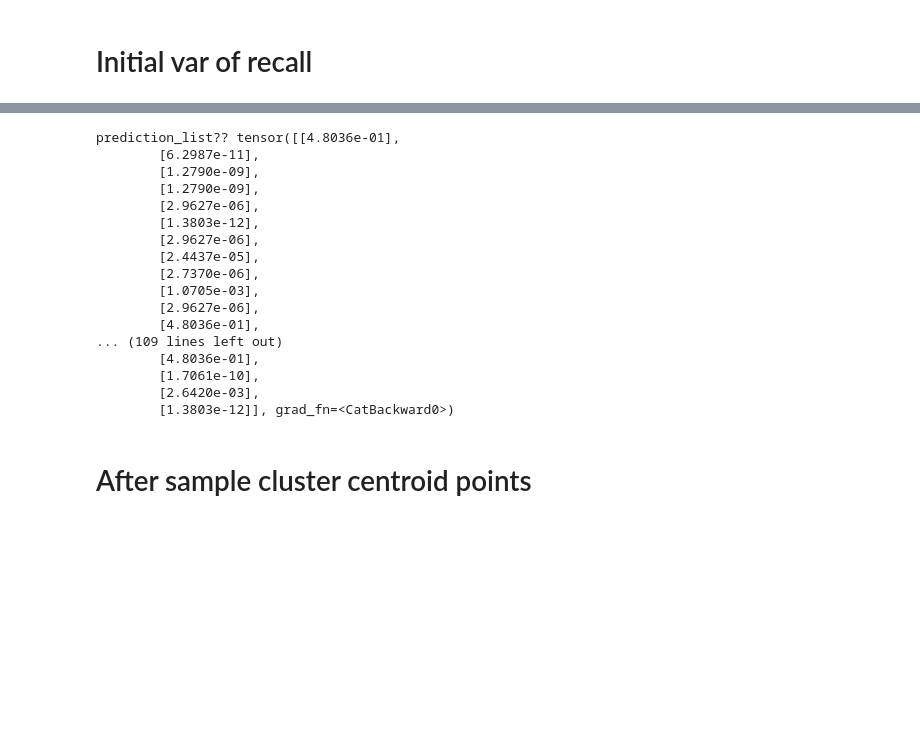
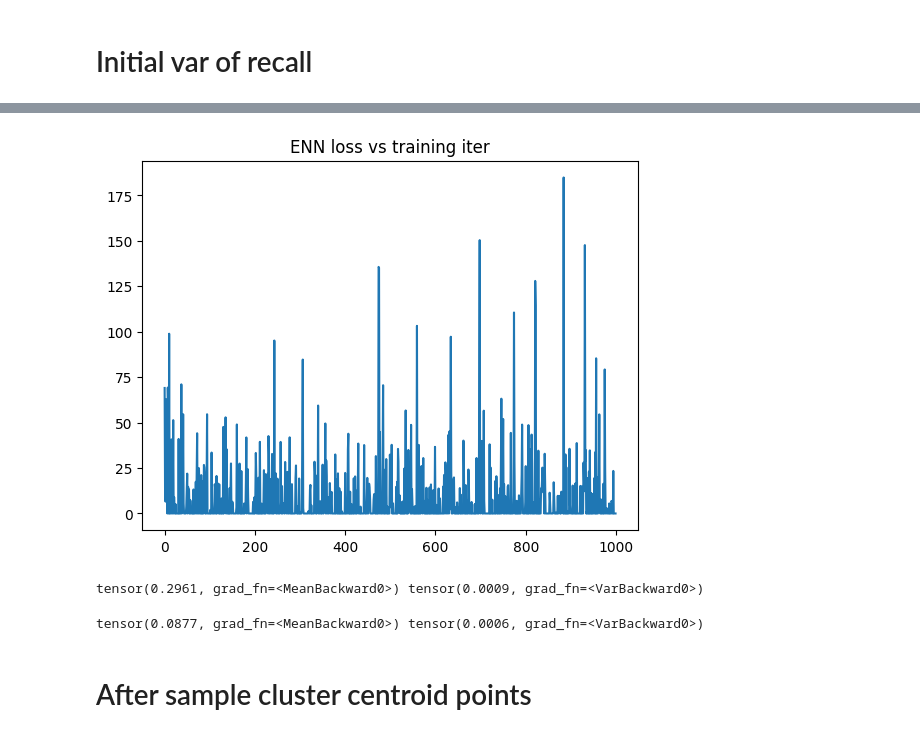
Before and after one commit to namkoong-lab/Adptive-Labeling, a Jupyter notebook: src/autodiff/enn_pipeline_classification_final/Testing_ENN_Classification_data_generation-real-data.ipynb, the cells around one changed output, grey strips where cells are left out. Cells and saved outputs as stored; diff of their text form; code cells hidden in the pictures; blank space fills up the shorter version.

```diff
--- a/src/autodiff/enn_pipeline_classification_final/Testing_ENN_Classification_data_generation-real-data.ipynb
+++ b/src/autodiff/enn_pipeline_classification_final/Testing_ENN_Classification_data_generation-real-data.ipynb
@@ -160,6 +158,21 @@ class Neural_Network(torch.nn.Module):
 X_train = torch.tensor(data[train_index], dtype=torch.float32)
 y_train = torch.tensor(Y_data[train_index], dtype=torch.float32)
 y_train = torch.unsqueeze(y_train, -1)
+
+
+
+train_x = torch.tensor(data[train_index], dtype=torch.float32)
+train_y_binary = torch.tensor(Y_data[train_index], dtype=torch.float32)
+# train_x = torch.tensor(data, dtype=torch.float32)
+# train_y_binary = torch.tensor(Y_data, dtype=torch.float32)
+
+
+test_x = torch.tensor(data[test_index], dtype=torch.float32)
+test_y_binary = torch.tensor(Y_data[test_index], dtype=torch.float32)
+
+pool_x = torch.tensor(data[pool_index], dtype=torch.float32)
+pool_y_binary = torch.tensor(Y_data[pool_index], dtype=torch.float32)
+
 # Hyperparameters
 epochs = 2000  # Number of training iterations
 learning_rate = 0.01
@@ -174,12 +187,12 @@ optimizer = optim.SGD(model.parameters(), lr=learning_rate)
 # Training loop
 for epoch in range(epochs):
     # Forward pass: Compute predicted y by passing X to the model
-    y_pred = model(X_train)
+    y_pred = model(train_x)
 
     #print test/ pool loss
     #print X/Y train/ test/ pool
     # Compute and print loss
-    loss = criterion(y_pred, y_train)
+    loss = criterion(y_pred, train_y_binary.unsqueeze(-1))
     if epoch % 10 == 0:  # Print every 10th epoch
         print(f'Epoch {epoch}, Loss: {loss.item()}')
 
@@ -258,7 +271,7 @@ def ENN_training(x_train, y_train,model_config, enn_config, device, if_print):
                 #print("labels:", labels)
                 #labels = torch.tensor(labels, dtype=torch.long, device=device)
 
-                loss = loss_fn_init(outputs, labels.squeeze().long())/enn_config.z_samples
+                loss = loss_fn_init(outputs, labels.long())/enn_config.z_samples
                 loss.backward()
                 aeverage_loss += loss
 
@@ -288,17 +301,6 @@ class Network(nn.Module):
 
 Predictor = model_scripted
 
-train_x = torch.tensor(data[train_index], dtype=torch.float32)
-train_y_binary = torch.tensor(Y_data[train_index], dtype=torch.float32)
-train_x = torch.tensor(data, dtype=torch.float32)
-train_y_binary = torch.tensor(Y_data, dtype=torch.float32)
-
-
-test_x = torch.tensor(data[test_index], dtype=torch.float32)
-test_y_binary = torch.tensor(Y_data[test_index], dtype=torch.float32)
-
-pool_x = torch.tensor(data[pool_index], dtype=torch.float32)
-pool_y_binary = torch.tensor(Y_data[pool_index], dtype=torch.float32)
 
 Z_dim = 8
 if_print = 0
@@ -456,36 +321,15 @@ recall_est tensor([0.1881], grad_fn=<ViewBackward0>)
-# %%
-def Model_pred(X_loader, model, device):
-    prediction_list = torch.empty((0, 1), dtype=torch.float32, device=device)
-    for (x_batch, label_batch) in X_loader:
-        prediction = model(x_batch)    # has dimension [batch_size,dim_output] where dim_output might be 1 or 2 for binary classification
-        prediction_list = torch.cat((prediction_list,prediction),0)
-    print('prediction_list??',prediction_list)
-    return prediction_list
-    if prediction_list.size(1) > 1:
-        predicted_class = prediction_list >= 0.5       #may need to use the previous code if model predicts probs of two classes
-    elif prediction_list.size(1) == 1:
-        predicted_class = prediction_list >= 0.5
-    return predicted_class
-
-prediction_list = Model_pred(dataloader_test, model_scripted, device)
-# %% [output]
-prediction_list?? tensor([[4.8036e-01],
-        [6.2987e-11],
-        [1.2790e-09],
-        [1.2790e-09],
-        [2.9627e-06],
-        [1.3803e-12],
-        [2.9627e-06],
-        [2.4437e-05],
-        [2.7370e-06],
-        [1.0705e-03],
-        [2.9627e-06],
-        [4.8036e-01],
-... (109 lines left out)
-        [4.8036e-01],
-        [1.7061e-10],
-        [2.6420e-03],
-        [1.3803e-12]], grad_fn=<CatBackward0>)
+# %%
+ENN_trained = ENN_training(train_x, train_y_binary, model_cfg, enn_cfg, device , if_print )
+mean_recall, var_recall = enn_pipeline_classification.var_recall_estimator(ENN_trained, dataloader_test, model_scripted, device = device, tau = 0.1, z_dim = z_dim, n_samples = 10, n_iter_noise = 10)
+print(mean_recall, var_recall)
+# %% [output]
+[figure, added]
+tensor(0.2961, grad_fn=<MeanBackward0>) tensor(0.0009, grad_fn=<VarBackward0>)
+# %%
+mean_recall, var_recall = var_recall_estimator(ENN_trained, dataloader_test, model_scripted, device = device, tau = 0.1, z_dim = z_dim, n_samples = 10, n_iter_noise = 10)
+print(mean_recall, var_recall)
+# %% [output]
+tensor(0.0877, grad_fn=<MeanBackward0>) tensor(0.0006, grad_fn=<VarBackward0>)
 # %% [markdown]
 # After sample cluster centroid points
 # %%
```
Also changed, not shown: parts of 8 cells of this notebook.
